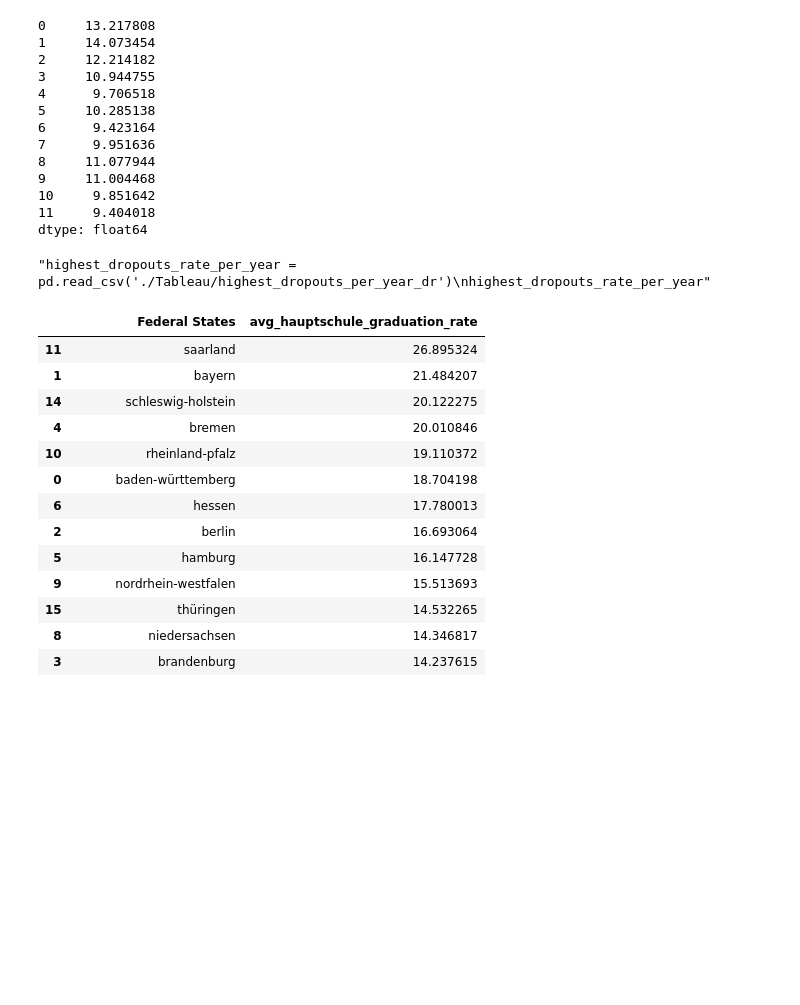
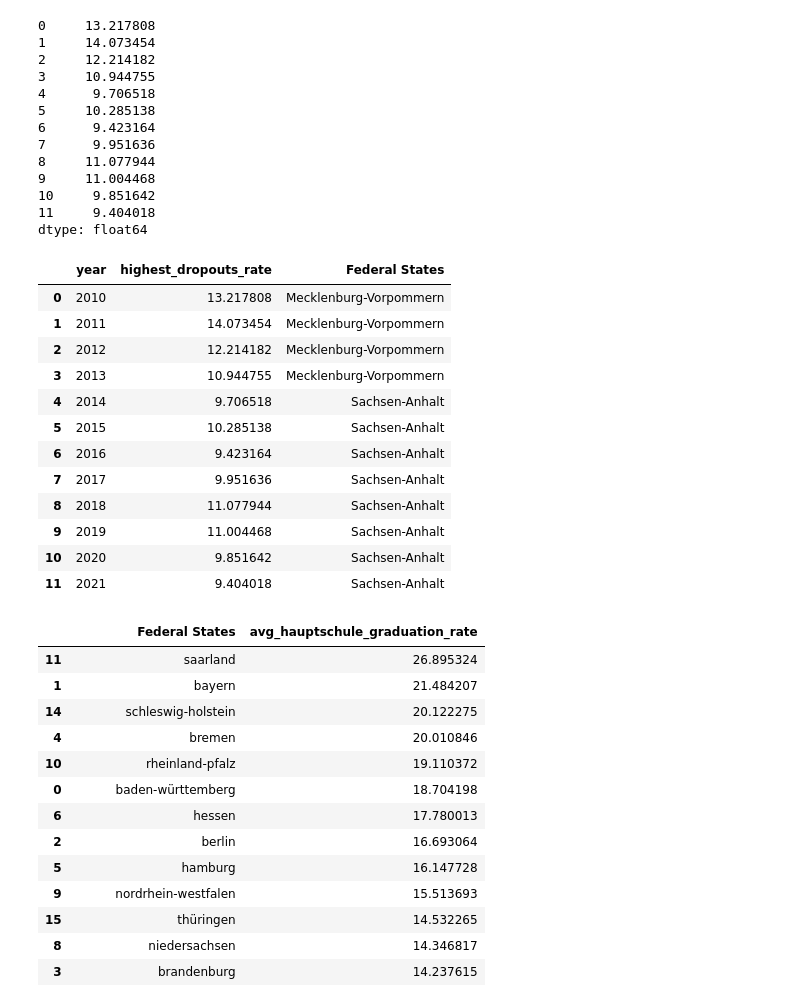
Before and after one commit to Stargazer-ger/capstone_project_hh_23_1, a Jupyter notebook: eda_schulform_gender_dr.ipynb, the cells around one changed output. Saved outputs shown, nothing was run; the diff lists cells and outputs as text; code cells hidden in the pictures; blank space fills up the shorter version.

```diff
--- a/eda_schulform_gender_dr.ipynb
+++ b/eda_schulform_gender_dr.ipynb
@@ -476,10 +476,22 @@ dtype: float64
 # save as csv-file
 #highest_dropouts_per_year.to_csv('./Tableau/highest_dropouts_per_year_dr')
 # %%
-'''highest_dropouts_rate_per_year = pd.read_csv('./Tableau/highest_dropouts_per_year_dr')
-highest_dropouts_rate_per_year'''
+highest_dropouts_rate_per_year = pd.read_csv('./Tableau/highest_dropouts_per_year_dr.csv')
+highest_dropouts_rate_per_year
 # %% [output]
-"highest_dropouts_rate_per_year = pd.read_csv('./Tableau/highest_dropouts_per_year_dr')\nhighest_dropouts_rate_per_year"
+|  | year | highest_dropouts_rate | Federal States |
+| 0 | 2010 | 13.217808 | Mecklenburg-Vorpommern |
+| 1 | 2011 | 14.073454 | Mecklenburg-Vorpommern |
+| 2 | 2012 | 12.214182 | Mecklenburg-Vorpommern |
+| 3 | 2013 | 10.944755 | Mecklenburg-Vorpommern |
+| 4 | 2014 | 9.706518 | Sachsen-Anhalt |
+| 5 | 2015 | 10.285138 | Sachsen-Anhalt |
+| 6 | 2016 | 9.423164 | Sachsen-Anhalt |
+| 7 | 2017 | 9.951636 | Sachsen-Anhalt |
+| 8 | 2018 | 11.077944 | Sachsen-Anhalt |
+| 9 | 2019 | 11.004468 | Sachsen-Anhalt |
+| 10 | 2020 | 9.851642 | Sachsen-Anhalt |
+| 11 | 2021 | 9.404018 | Sachsen-Anhalt |
 # %%
 # Hauptschule: Graduation rate for all states and years
 df_graduation_rate_hauptschule = df_all_rates[['year', 'baden-württemberg_hauptschule_graduation_rate',
```
Also changed, not shown: parts of 5 cells of this notebook, 1 other file.
